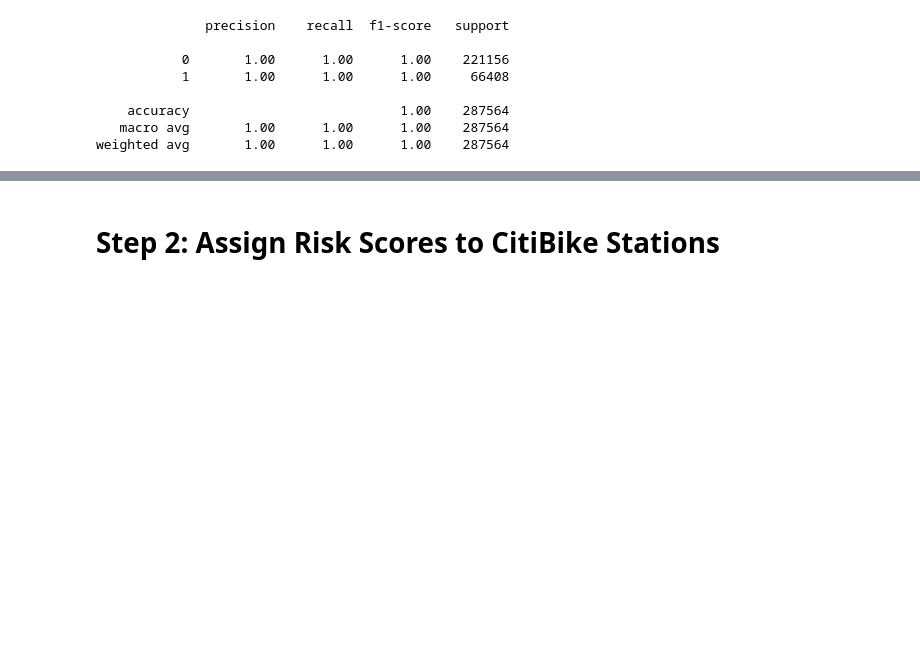
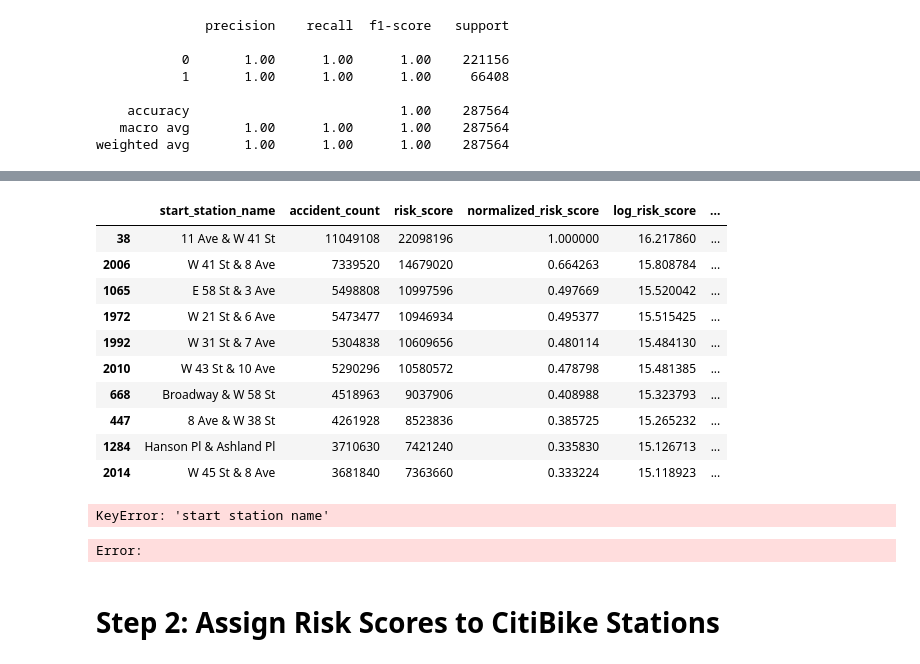
Before and after one commit to Shashankhmg/Data-Science-Challenge, a Jupyter notebook: notebooks/machinelearning.ipynb, the cells around one changed output, grey strips where cells are left out. Drawn from its saved outputs; the diff is of its cells as text; code cells hidden in the pictures; blank space fills up the shorter version.

```diff
--- a/notebooks/machinelearning.ipynb
+++ b/notebooks/machinelearning.ipynb
@@ -383,0 +473,24 @@ citibike_stations[["start_station_name", "risk_score", "normalized_risk_score"]]
+# %%
+top_risky_stations.sort_values(by=['normalized_risk_score'], ascending= False).head(10)
+# %% [output]
+|  | start_station_name | accident_count | risk_score | normalized_risk_score | log_risk_score | ... |
+| 38 | 11 Ave & W 41 St | 11049108 | 22098196 | 1.000000 | 16.217860 | ... |
+| 2006 | W 41 St & 8 Ave | 7339520 | 14679020 | 0.664263 | 15.808784 | ... |
+| 1065 | E 58 St & 3 Ave | 5498808 | 10997596 | 0.497669 | 15.520042 | ... |
+| 1972 | W 21 St & 6 Ave | 5473477 | 10946934 | 0.495377 | 15.515425 | ... |
+| 1992 | W 31 St & 7 Ave | 5304838 | 10609656 | 0.480114 | 15.484130 | ... |
+| 2010 | W 43 St & 10 Ave | 5290296 | 10580572 | 0.478798 | 15.481385 | ... |
+| 668 | Broadway & W 58 St | 4518963 | 9037906 | 0.408988 | 15.323793 | ... |
+| 447 | 8 Ave & W 38 St | 4261928 | 8523836 | 0.385725 | 15.265232 | ... |
+| 1284 | Hanson Pl & Ashland Pl | 3710630 | 7421240 | 0.335830 | 15.126713 | ... |
+| 2014 | W 45 St & 8 Ave | 3681840 | 7363660 | 0.333224 | 15.118923 | ... |
+# %%
+# Merge the normalized risk scores into the CitiBike dataset
+citibike_df = citibike_df.merge(
+    top_risky_stations[["normalized_risk_score"]],
+    on="start station name",
+    how="left"
+)
+# %% [output]
+KeyError: 'start station name'
+Error:
```
Also changed, not shown: parts of 16 cells of this notebook, 56 other files.
